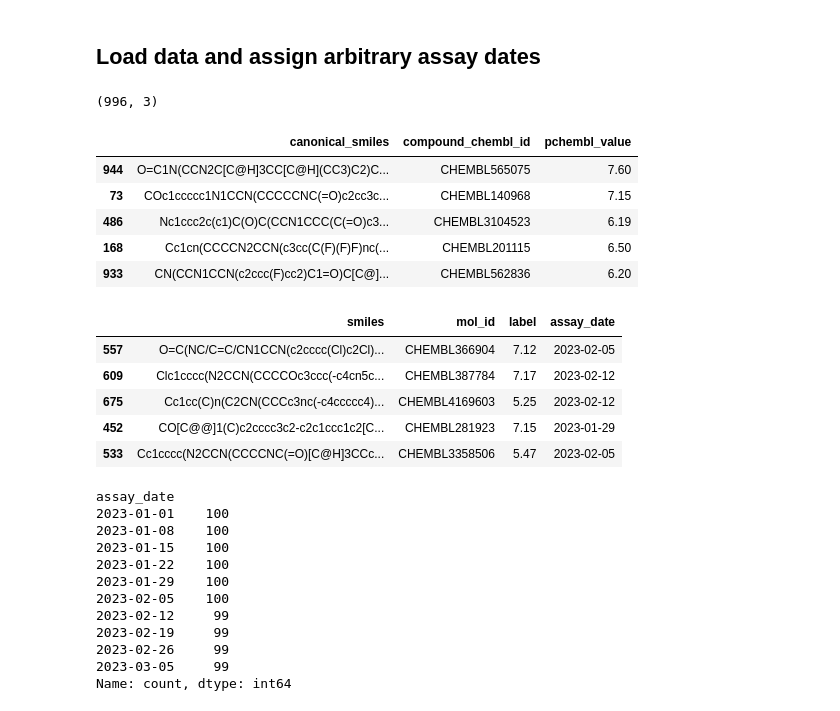
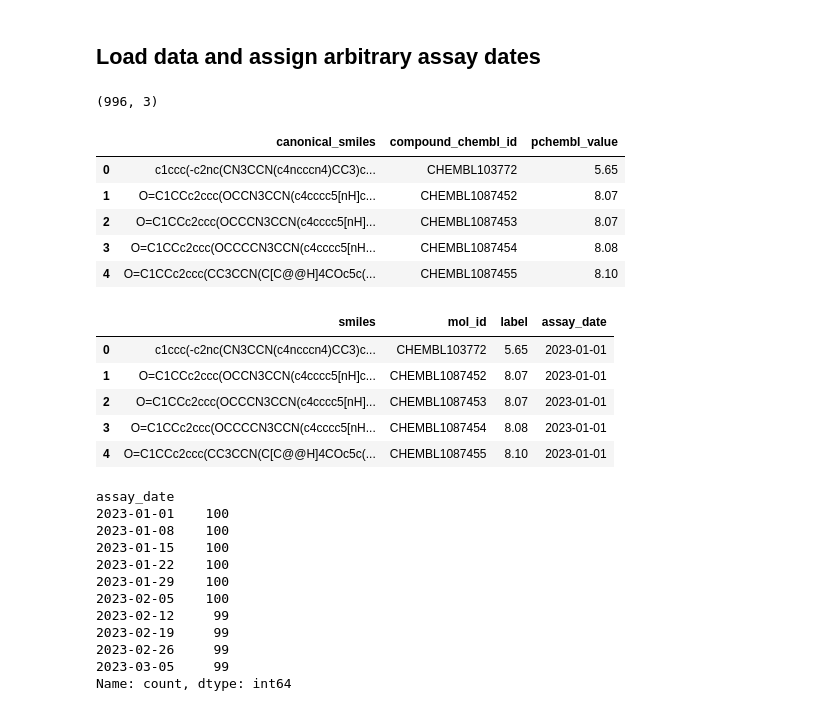
Before and after one commit to skearnes/ocla, a Jupyter notebook: jupyter/example.ipynb, the cells around one changed output. Cells and saved outputs as stored; diff of their text form; code cells hidden in the pictures.

```diff
--- a/jupyter/example.ipynb
+++ b/jupyter/example.ipynb
@@ -49,35 +55,35 @@ URL = "https://github.com/rinikerlab/molecular_time_series/raw/403f758faa73ec451
 # %%
 raw_data = pd.read_csv(URL)
 print(raw_data.shape)
-raw_data.sample(5)
+raw_data.head()
 # %% [output]
 (996, 3)
 |  | canonical_smiles | compound_chembl_id | pchembl_value |
-| 944 | O=C1N(CCN2C[C@H]3CC[C@H](CC3)C2)C... | CHEMBL565075 | 7.60 |
-| 73 | COc1ccccc1N1CCN(CCCCCNC(=O)c2cc3c... | CHEMBL140968 | 7.15 |
-| 486 | Nc1ccc2c(c1)C(O)C(CCN1CCC(C(=O)c3... | CHEMBL3104523 | 6.19 |
-| 168 | Cc1cn(CCCCN2CCN(c3cc(C(F)(F)F)nc(... | CHEMBL201115 | 6.50 |
-| 933 | CN(CCN1CCN(c2ccc(F)cc2)C1=O)C[C@]... | CHEMBL562836 | 6.20 |
+| 0 | c1ccc(-c2nc(CN3CCN(c4ncccn4)CC3)c... | CHEMBL103772 | 5.65 |
+| 1 | O=C1CCc2ccc(OCCN3CCN(c4cccc5[nH]c... | CHEMBL1087452 | 8.07 |
+| 2 | O=C1CCc2ccc(OCCCN3CCN(c4cccc5[nH]... | CHEMBL1087453 | 8.07 |
+| 3 | O=C1CCc2ccc(OCCCCN3CCN(c4cccc5[nH... | CHEMBL1087454 | 8.08 |
+| 4 | O=C1CCc2ccc(CC3CCN(C[C@@H]4COc5c(... | CHEMBL1087455 | 8.10 |
 # %%
 # Assign arbitrary dates; divide the data into chunks and assign each chunk a different week.
 renames = {"canonical_smiles": "smiles", "compound_chembl_id": "mol_id", "pchembl_value": "label"}
 data = []
 current_date = datetime.date(2023, 1, 1)
 for df in np.array_split(raw_data.rename(columns=renames).sort_values("mol_id"), NUM_SPLITS):
     df["assay_date"] = current_date
     current_date += datetime.timedelta(weeks=1)
     data.append(df)
 data = pd.concat(data, ignore_index=True)
 data["assay_date"] = pd.to_datetime(data["assay_date"])
 assert len(data) == len(raw_data)
-data.sample(5)
+data.head()
 # %% [output]
 |  | smiles | mol_id | label | assay_date |
-| 557 | O=C(NC/C=C/CN1CCN(c2cccc(Cl)c2Cl)... | CHEMBL366904 | 7.12 | 2023-02-05 |
-| 609 | Clc1cccc(N2CCN(CCCCOc3ccc(-c4cn5c... | CHEMBL387784 | 7.17 | 2023-02-12 |
-| 675 | Cc1cc(C)n(C2CN(CCCc3nc(-c4ccccc4)... | CHEMBL4169603 | 5.25 | 2023-02-12 |
-| 452 | CO[C@@]1(C)c2cccc3c2-c2c1ccc1c2[C... | CHEMBL281923 | 7.15 | 2023-01-29 |
-| 533 | Cc1cccc(N2CCN(CCCCNC(=O)[C@H]3CCc... | CHEMBL3358506 | 5.47 | 2023-02-05 |
+| 0 | c1ccc(-c2nc(CN3CCN(c4ncccn4)CC3)c... | CHEMBL103772 | 5.65 | 2023-01-01 |
+| 1 | O=C1CCc2ccc(OCCN3CCN(c4cccc5[nH]c... | CHEMBL1087452 | 8.07 | 2023-01-01 |
+| 2 | O=C1CCc2ccc(OCCCN3CCN(c4cccc5[nH]... | CHEMBL1087453 | 8.07 | 2023-01-01 |
+| 3 | O=C1CCc2ccc(OCCCCN3CCN(c4cccc5[nH... | CHEMBL1087454 | 8.08 | 2023-01-01 |
+| 4 | O=C1CCc2ccc(CC3CCN(C[C@@H]4COc5c(... | CHEMBL1087455 | 8.10 | 2023-01-01 |
 # %%
 data["assay_date"].value_counts()
 # %% [output]
```
Also changed, not shown: parts of 12 cells of this notebook, 1 other file.
